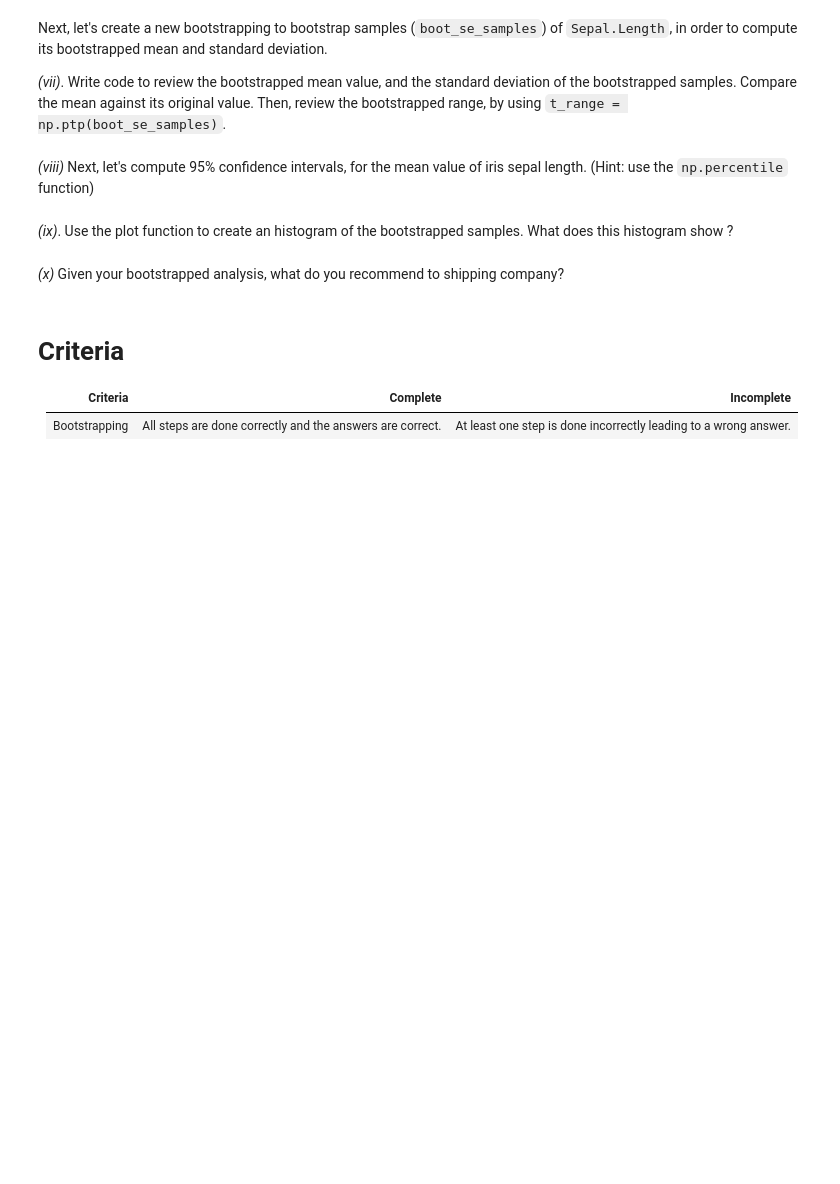
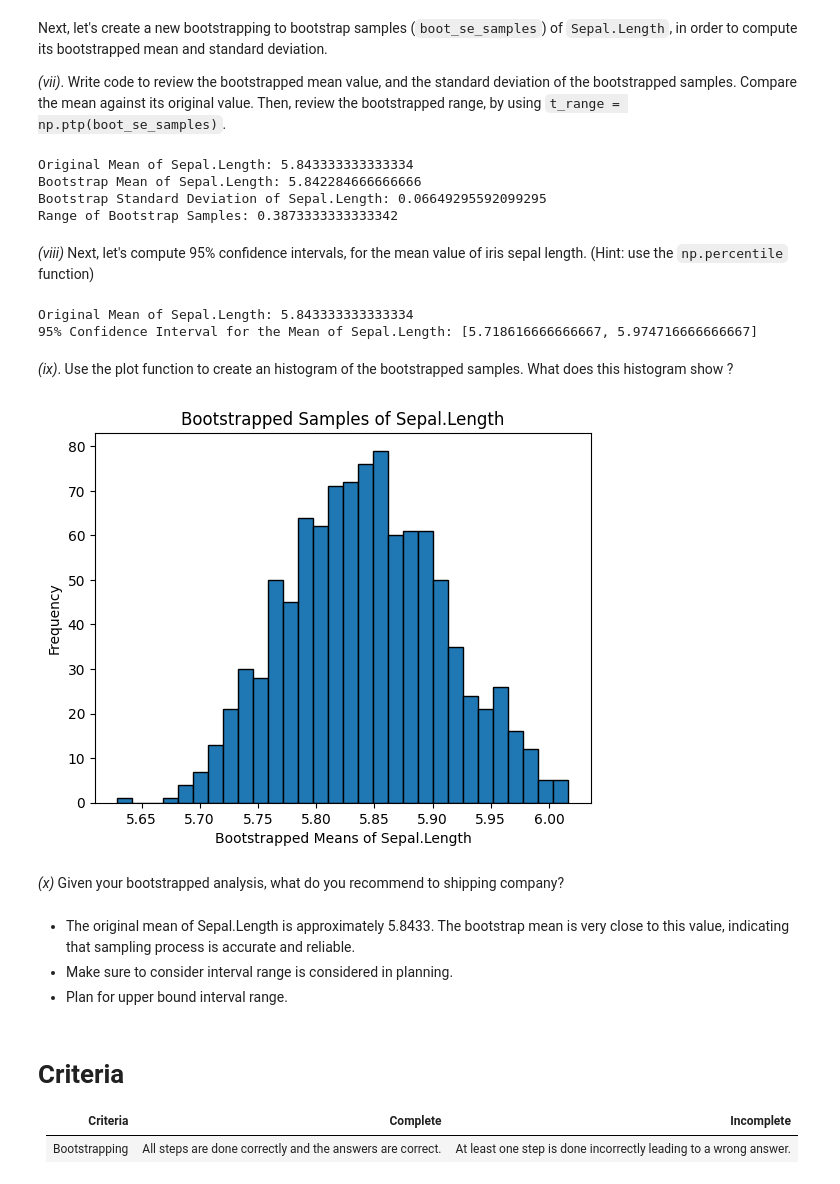
Before and after one commit to UofT-DSI/applying_statistical_concepts, a Jupyter notebook: 02_assignments/assignment_3.ipynb, the cells around one changed output. Drawn from its saved outputs; the diff is of its cells as text; code cells hidden in the pictures; blank space fills up the shorter version.

```diff
--- a/02_assignments/assignment_3.ipynb
+++ b/02_assignments/assignment_3.ipynb
@@ -57,32 +109,89 @@ Next, let's create a new bootstrapping to bootstrap samples (`boot_se_samples`)
 _(vii)_. Write code to review the bootstrapped mean value, and the standard deviation of the bootstrapped samples. Compare the mean against its original value. Then, review the bootstrapped range, by using `t_range = np.ptp(boot_se_samples)`.
 # %%
 # Add your code here
+
+np.random.seed(0)
+
+def mean_sepal_length(D, idx):
+    return D.loc[idx, 'Sepal.Length'].mean()
+
+def boot_se_samples(func, D, n=None, B=1000, seed=0):
+    warnings.filterwarnings(action='ignore', category=FutureWarning, module='ISLP.models.columns', lineno=151)
+
+    rng = np.random.default_rng(seed)
+    n = n or D.shape[0]
+    samples = []
+    for _ in range(B):
+        idx = rng.choice(D.index, n, replace=True)
+        value = func(D, idx)
+        samples.append(value)
+    return np.array(samples)
+
+bootstrap_samples = boot_se_samples(mean_sepal_length, df, B=1000, seed=0)
+bootstrap_mean = np.mean(bootstrap_samples)
+bootstrap_std = np.std(bootstrap_samples)
+
+original_mean_sepal_length = df['Sepal.Length'].mean()
+
+print(f"Original Mean of Sepal.Length: {original_mean_sepal_length}")
+print(f"Bootstrap Mean of Sepal.Length: {bootstrap_mean}")
+print(f"Bootstrap Standard Deviation of Sepal.Length: {bootstrap_std}")
+
+t_range = np.ptp(bootstrap_samples)
+print(f"Range of Bootstrap Samples: {t_range}")
+# %% [output]
+Original Mean of Sepal.Length: 5.843333333333334
+Bootstrap Mean of Sepal.Length: 5.842284666666666
+Bootstrap Standard Deviation of Sepal.Length: 0.06649295592099295
+Range of Bootstrap Samples: 0.3873333333333342
 # %% [markdown]
 _(viii)_ Next, let's compute 95% confidence intervals, for the mean value of iris sepal length. (Hint: use the `np.percentile` function)
 # %%
 # Add your code here
+lower_bound = np.percentile(bootstrap_samples, 2.5)
+upper_bound = np.percentile(bootstrap_samples, 97.5)
+
+original_mean_sepal_length = df['Sepal.Length'].mean()
+
+print(f"Original Mean of Sepal.Length: {original_mean_sepal_length}")
+print(f"95% Confidence Interval for the Mean of Sepal.Length: [{lower_bound}, {upper_bound}]")
+# %% [output]
+Original Mean of Sepal.Length: 5.843333333333334
+95% Confidence Interval for the Mean of Sepal.Length: [5.718616666666667, 5.974716666666667]
 # %% [markdown]
 _(ix)_. Use the plot function to create an histogram of the bootstrapped samples. What does this histogram show ?
 # %%
 #Complete this
 
 # Create a figure and axis
 fig, ax = plt.subplots()
 
 # Create the histogram
 #Add your code here
+ax.hist(bootstrap_samples, bins = 30, edgecolor = 'black')
 
 # Add a title
-#Add your code here
+#Add your code herea
+ax.set_title('Bootstrapped Samples of Sepal.Length')
 
 # Add a label to the x-axis
 #Add your code here
 
+ax.set_xlabel('Bootstrapped Means of Sepal.Length')
+
 # Add a label to the y-axis
 #Add your code here
+ax.set_ylabel('Frequency')
+
 
 # Show the plot
 plt.show()
+# %% [output]
+[figure, added]
 # %% [markdown]
 _(x)_ Given your bootstrapped analysis, what do you recommend to shipping company?
+# %% [markdown]
+- The original mean of Sepal.Length is approximately 5.8433. The bootstrap mean is very close to this value, indicating that sampling process is accurate and reliable.
+- Make sure to consider interval range is considered in planning.
+- Plan for upper bound interval range.
 # %%
```
Also changed, not shown: parts of 9 cells of this notebook.
